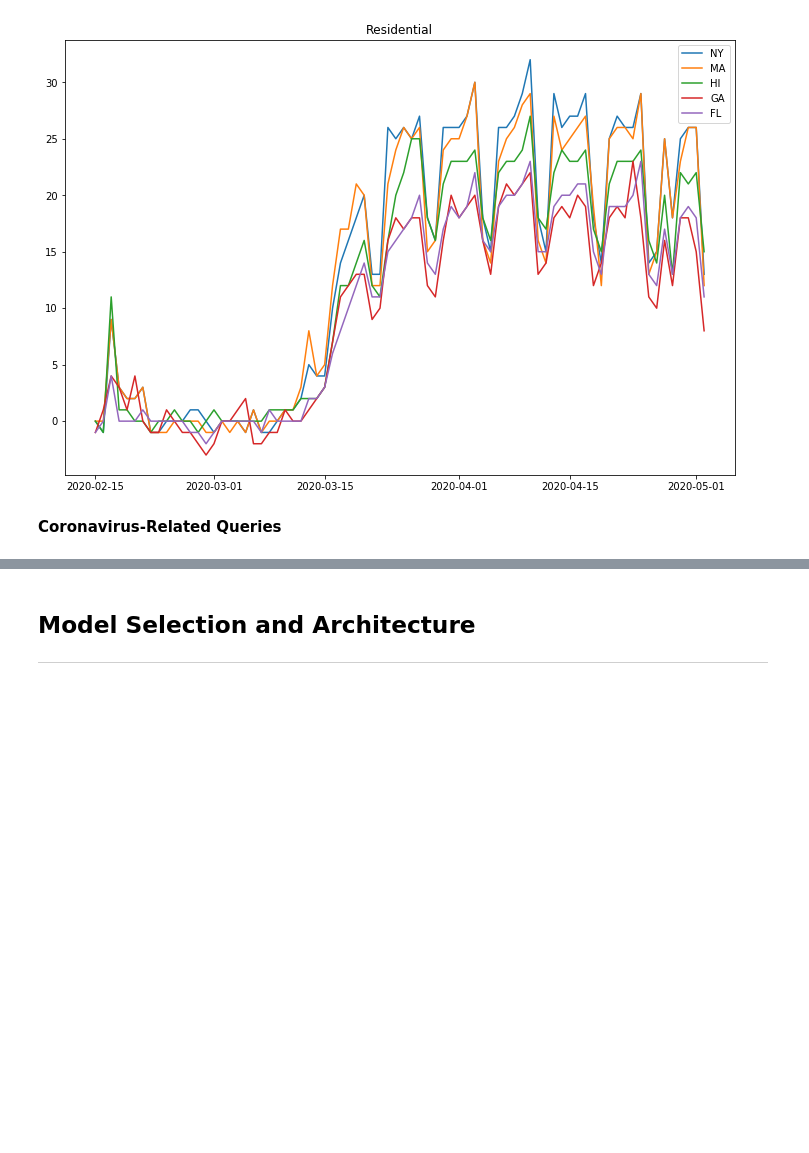
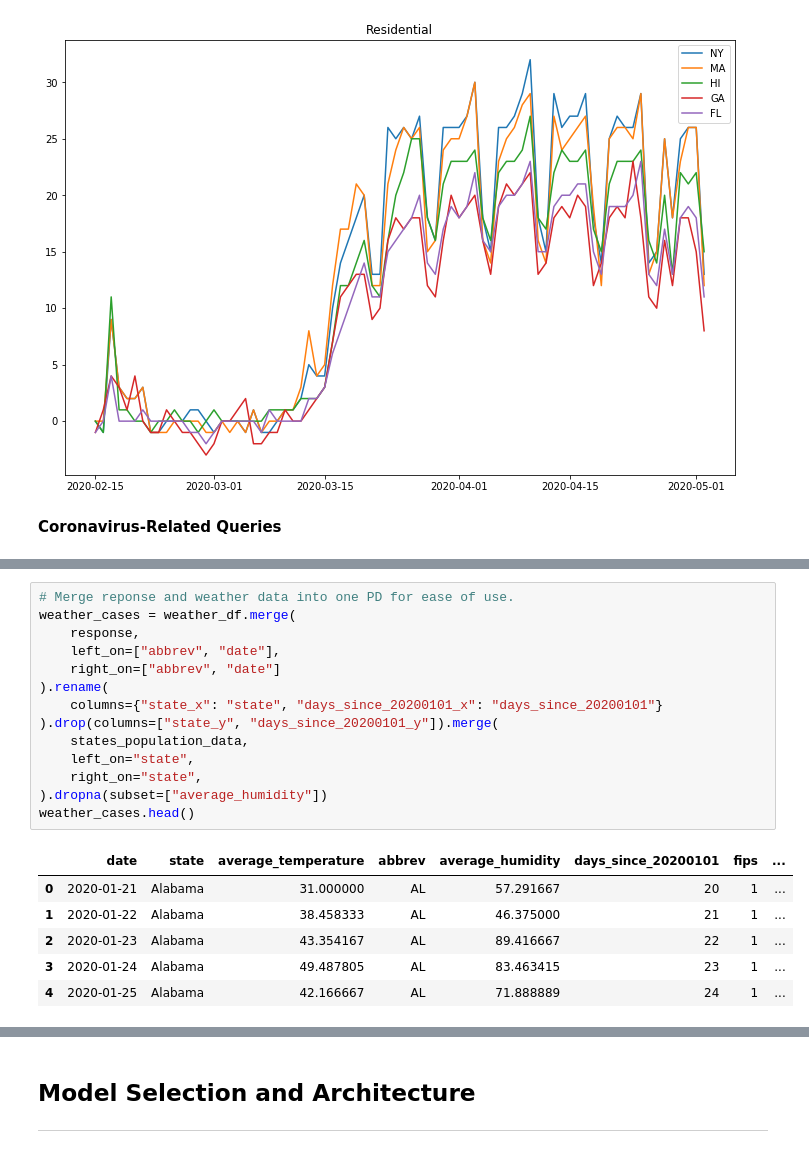
Before and after one commit to spotted-d/RNN_covid19_modeling, a Jupyter notebook: finalproject_group65.ipynb, the cells around one changed output, grey strips where cells are left out. Cells and saved outputs as stored; diff of their text form; blank space fills up the shorter version.

```diff
--- a/finalproject_group65.ipynb
+++ b/finalproject_group65.ipynb
@@ -162,0 +224,21 @@ for state in states:
+# %%
+# Merge reponse and weather data into one PD for ease of use.
+weather_cases = weather_df.merge(
+    response,
+    left_on=["abbrev", "date"],
+    right_on=["abbrev", "date"]
+).rename(
+    columns={"state_x": "state", "days_since_20200101_x": "days_since_20200101"}
+).drop(columns=["state_y", "days_since_20200101_y"]).merge(
+    states_population_data,
+    left_on="state",
+    right_on="state",
+).dropna(subset=["average_humidity"])
+weather_cases.head()
+# %% [output]
+|  | date | state | average_temperature | abbrev | average_humidity | days_since_20200101 | fips | ... |
+| 0 | 2020-01-21 | Alabama | 31.000000 | AL | 57.291667 | 20 | 1 | ... |
+| 1 | 2020-01-22 | Alabama | 38.458333 | AL | 46.375000 | 21 | 1 | ... |
+| 2 | 2020-01-23 | Alabama | 43.354167 | AL | 89.416667 | 22 | 1 | ... |
+| 3 | 2020-01-24 | Alabama | 49.487805 | AL | 83.463415 | 23 | 1 | ... |
+| 4 | 2020-01-25 | Alabama | 42.166667 | AL | 71.888889 | 24 | 1 | ... |
```
Also changed, not shown: parts of 15 cells of this notebook.
